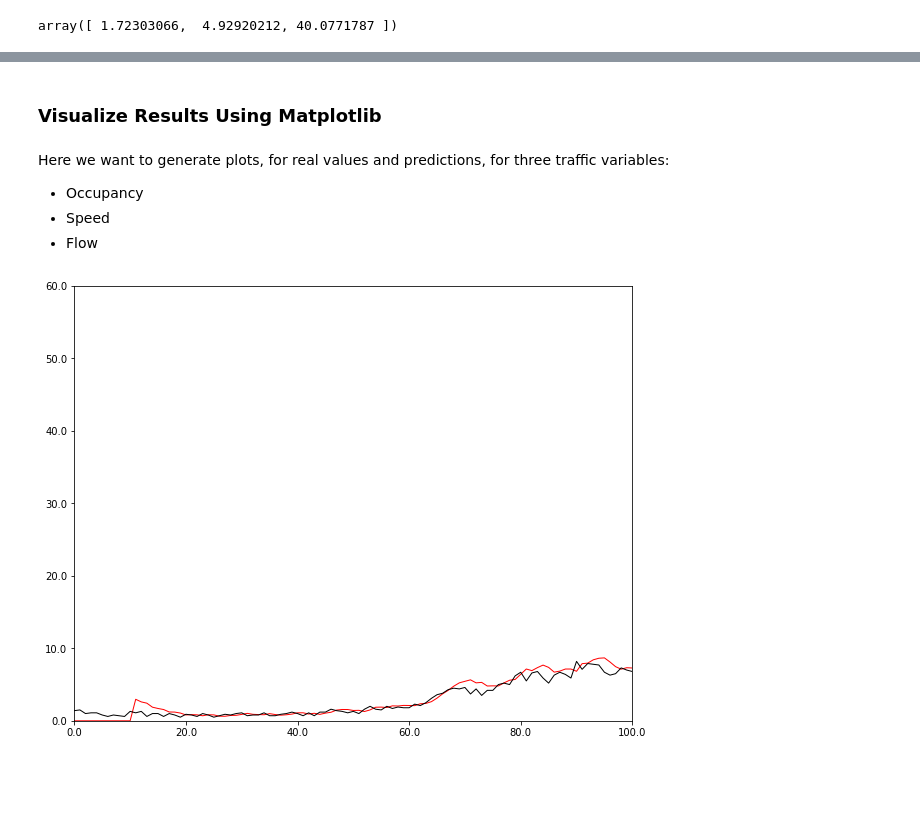
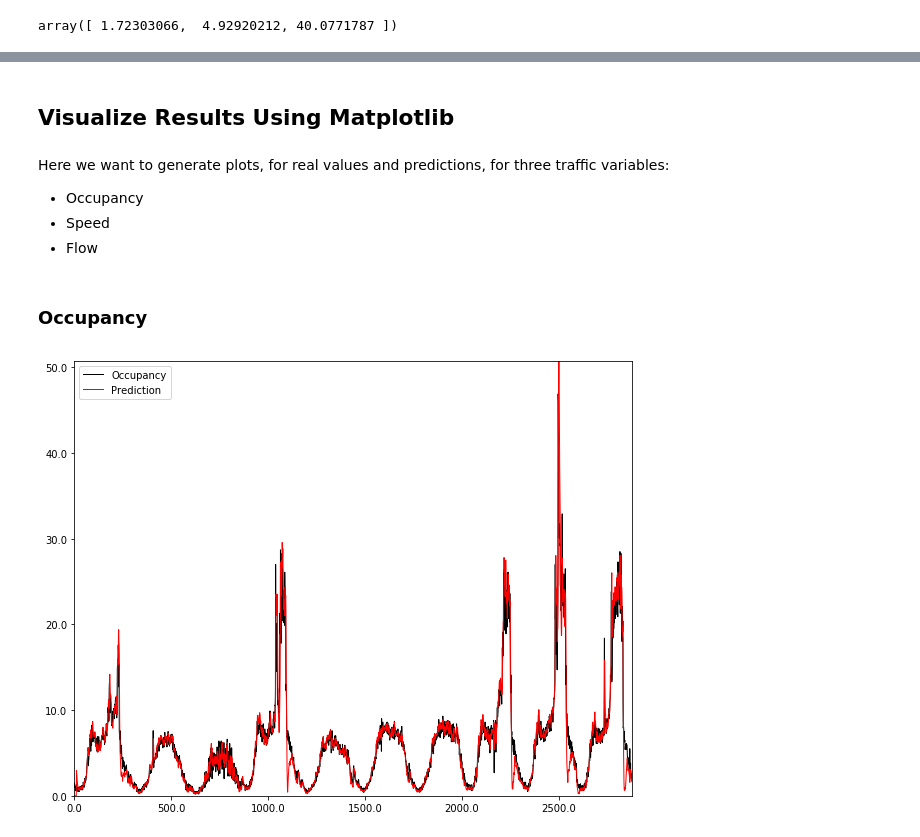
Before and after one commit to hy-lei/A-Hybrid-Approach-for-AID, a Jupyter notebook: TSA.ipynb, the cells around one changed output, grey strips where cells are left out. Cells and saved outputs as stored; diff of their text form; code cells hidden in the pictures; blank space fills up the shorter version.

```diff
--- a/TSA.ipynb
+++ b/TSA.ipynb
@@ -438,5 +538,5 @@ array([ 1.72303066,  4.92920212, 40.0771787 ])
 # %% [markdown]
-### Visualize Results Using Matplotlib
+## Visualize Results Using Matplotlib
 # %% [markdown]
 Here we want to generate plots, for real values and predictions, for three traffic variables:
 - Occupancy
@@ -447,16 +547,20 @@ import matplotlib.pyplot as plt
 # %%
 # Plot occupancy first
 def plot_time_series(X, Y, X_label, Y_label):
-    num = X.shape
+    num, = X.shape
     f, ax = plt.subplots(1, 1, figsize=(10, 8))
     ax.plot(np.array(range(num)), X, lw=1, color="black", label=X_label)
     ax.plot(np.array(range(num)), Y, lw=1, color="red", label=Y_label)
-    ax.set_xlim(0, 100)
-    ax.set_ylim(0, 60)
+    ax.set_xlim(0, num)
+    ax.set_ylim(0, max(Y))
     ax.set_xticklabels(ax.get_xticks(), fontsize=10)
     ax.set_yticklabels(ax.get_yticks(), fontsize=10)
     ax.legend(fontsize=10, loc=0)
 
     plt.show()
-# %% [output]
-[figure, removed]
+# %% [markdown]
+### Occupancy
+# %%
+plot_time_series(X_400309[0], Y_400309[0], "Occupancy", "Prediction")
+# %% [output]
+[figure, added]
```
Also changed, not shown: parts of 25 cells of this notebook, 1 other file.
